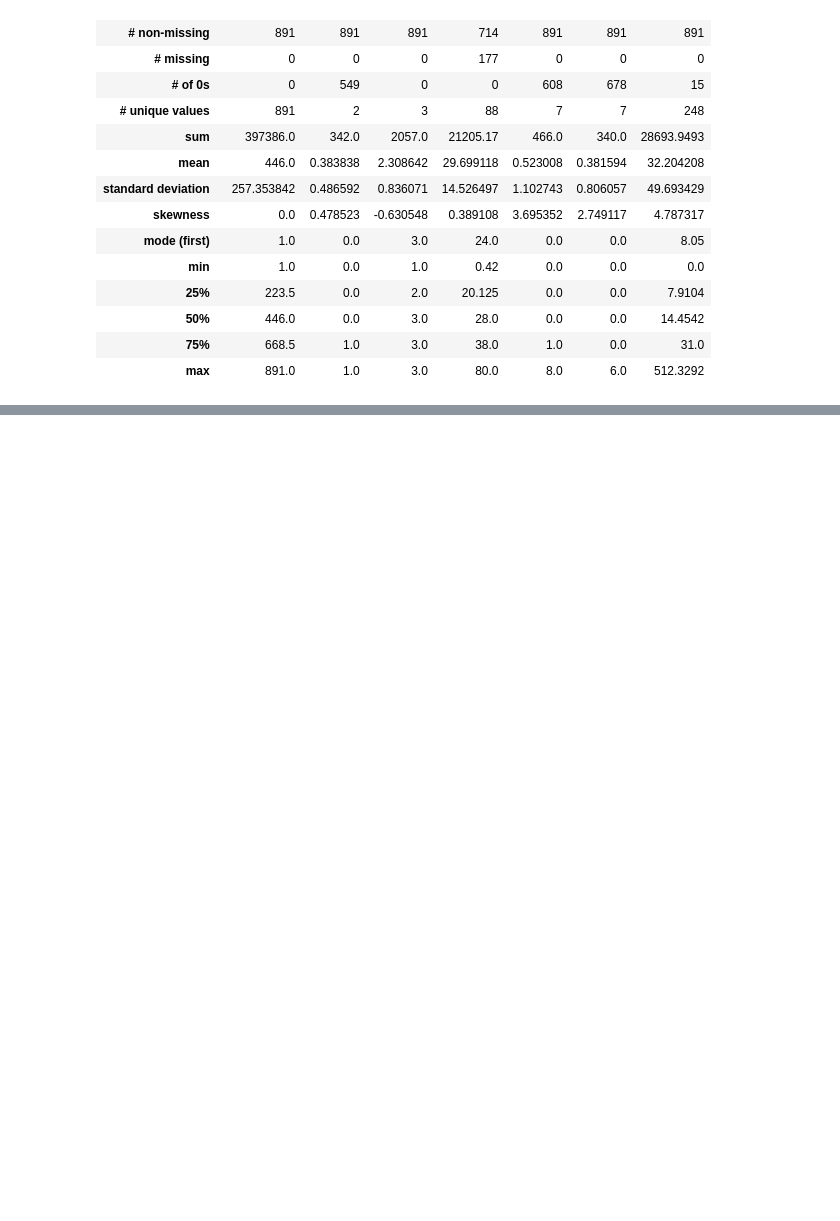
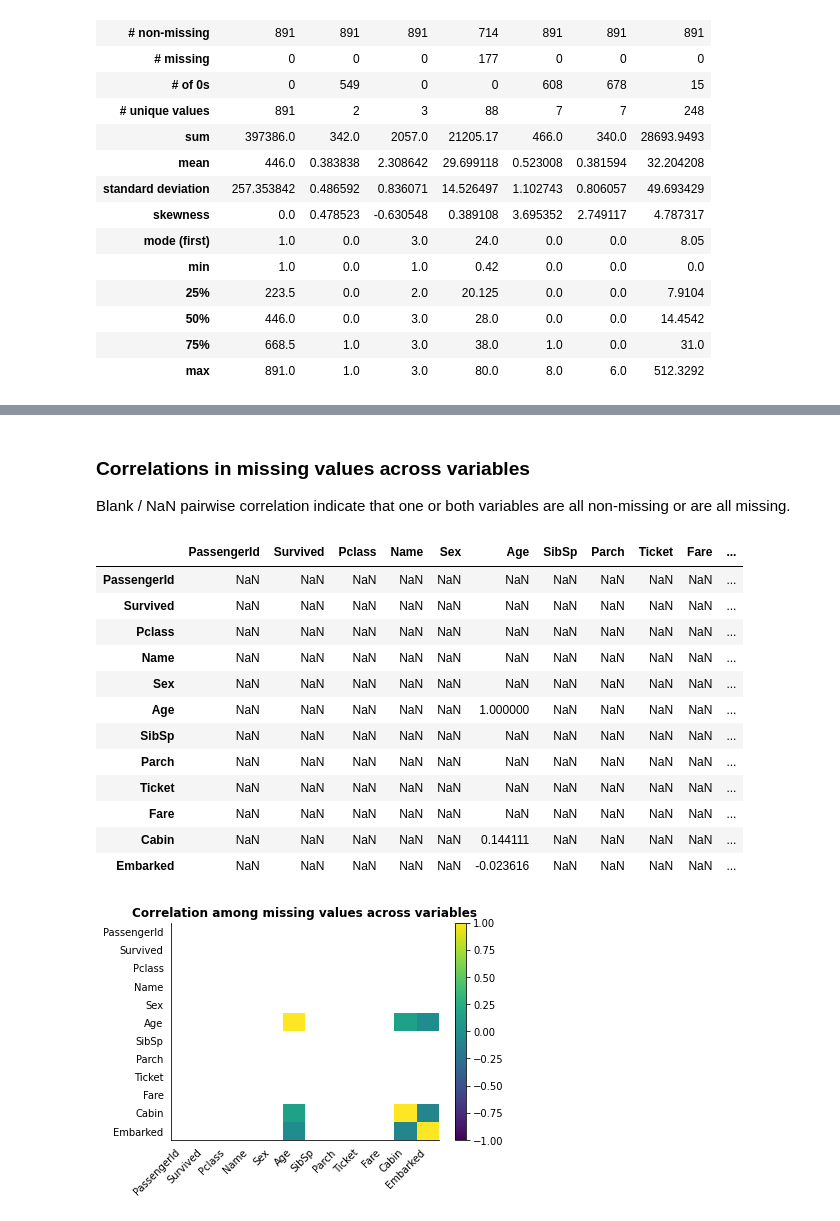
Before and after one commit to ow-gryphon/gryphon-data-exploration, a Jupyter notebook: template/notebooks/data_exploration/dataset_overview.ipynb, the cells around one changed output, grey strips where cells are left out. Saved outputs shown, nothing was run; the diff lists cells and outputs as text; code cells hidden in the pictures; blank space fills up the shorter version.

```diff
--- a/template/notebooks/data_exploration/dataset_overview.ipynb
+++ b/template/notebooks/data_exploration/dataset_overview.ipynb
@@ -189,0 +259,22 @@ missing_info
+# %% [markdown]
+### Correlations in missing values across variables  <a id="missing_correlations"></a>
+
+Blank / NaN pairwise correlation indicate that one or both variables are all non-missing or are all missing.
+# %%
+missing_corr, missing_corr_table = dataset_overview.missing_value_correlation(dataset, figsize=(6,4))
+missing_corr_table
+# %% [output]
+|  | PassengerId | Survived | Pclass | Name | Sex | Age | SibSp | Parch | Ticket | Fare | ... |
+| PassengerId | NaN | NaN | NaN | NaN | NaN | NaN | NaN | NaN | NaN | NaN | ... |
+| Survived | NaN | NaN | NaN | NaN | NaN | NaN | NaN | NaN | NaN | NaN | ... |
+| Pclass | NaN | NaN | NaN | NaN | NaN | NaN | NaN | NaN | NaN | NaN | ... |
+| Name | NaN | NaN | NaN | NaN | NaN | NaN | NaN | NaN | NaN | NaN | ... |
+| Sex | NaN | NaN | NaN | NaN | NaN | NaN | NaN | NaN | NaN | NaN | ... |
+| Age | NaN | NaN | NaN | NaN | NaN | 1.000000 | NaN | NaN | NaN | NaN | ... |
+| SibSp | NaN | NaN | NaN | NaN | NaN | NaN | NaN | NaN | NaN | NaN | ... |
+| Parch | NaN | NaN | NaN | NaN | NaN | NaN | NaN | NaN | NaN | NaN | ... |
+| Ticket | NaN | NaN | NaN | NaN | NaN | NaN | NaN | NaN | NaN | NaN | ... |
+| Fare | NaN | NaN | NaN | NaN | NaN | NaN | NaN | NaN | NaN | NaN | ... |
+| Cabin | NaN | NaN | NaN | NaN | NaN | 0.144111 | NaN | NaN | NaN | NaN | ... |
+| Embarked | NaN | NaN | NaN | NaN | NaN | -0.023616 | NaN | NaN | NaN | NaN | ... |
+[figure, added]
```
Also changed, not shown: parts of 21 cells of this notebook, 9 other files.
